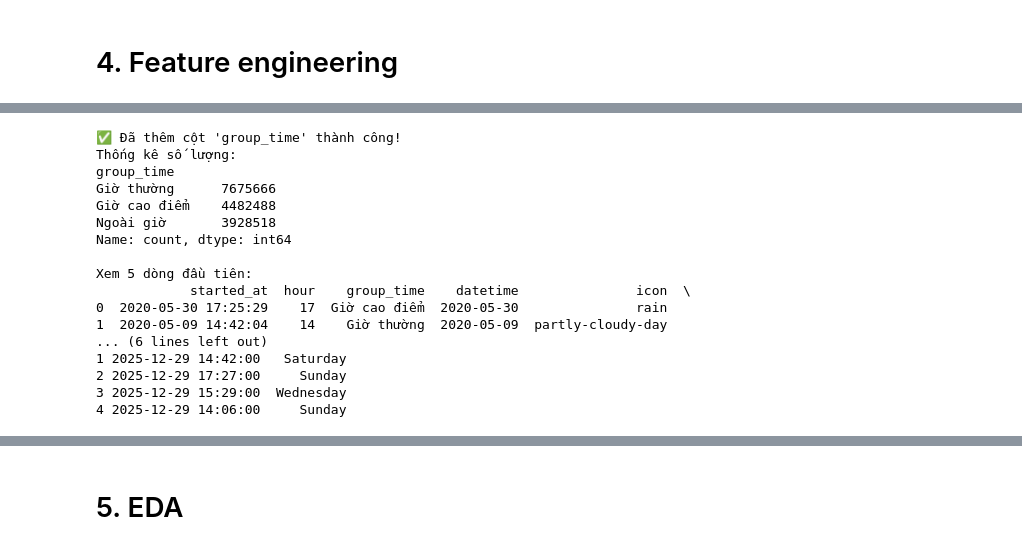
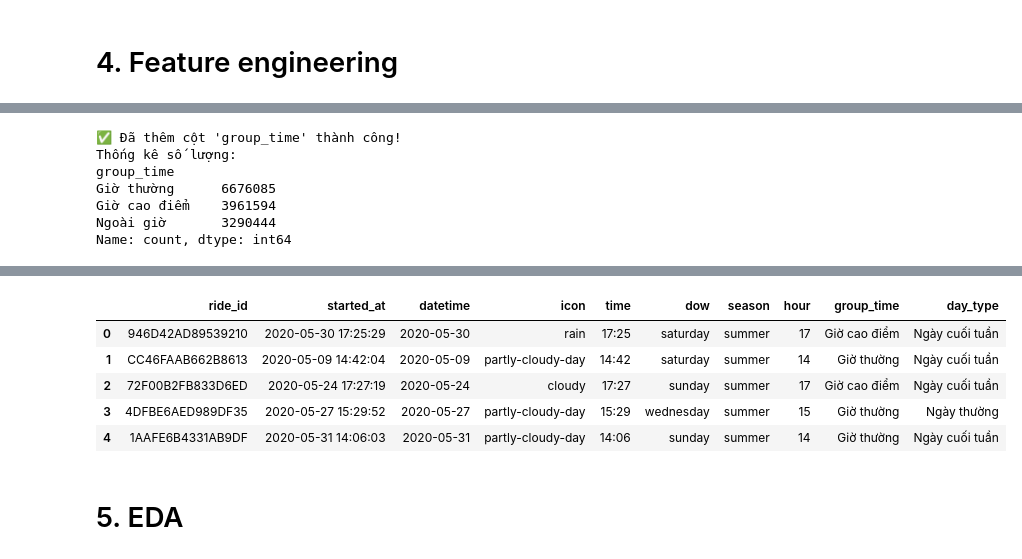
Before and after one commit to thanhhao1207-cell/bike-sharing-demand-forecast, a Jupyter notebook: notebook/experiment (1).ipynb, the cells around one changed output, grey strips where cells are left out. Drawn from its saved outputs; the diff is of its cells as text; code cells hidden in the pictures.

```diff
--- a/notebook/experiment (1).ipynb
+++ b/notebook/experiment (1).ipynb
@@ -66,13 +112,26 @@ df_final.head()
+# %%
+df_raw = pd.read_csv("../data/raw/final.csv")
+# %%
+df_temp = pd.to_datetime(df_raw["started_at"], format="mixed")
+
+df_raw["time"] = pd.DataFrame(df_temp.dt.strftime("%H:%M"))
+df_raw["dow"] = pd.DataFrame(df_temp.dt.day_name())
+# %%
+season_map = {
+    1: 'winter', 2: 'spring', 3: 'spring', 4: 'spring',
+    5: 'summer', 6: 'summer', 7: 'summer',
+    8: 'autumn', 9: 'autumn', 10: 'autumn',
+    11: 'winter', 12: 'winter'
+}
+
+df_raw["season"] = df_temp.dt.month.map(season_map)
 # %%
 # --- PHÂN LOẠI GIỜ TRONG NGÀY --- #
 
-# 1. CHUẨN HÓA CỘT 'time' VỀ DẠNG DATETIME
-df_final['time'] = pd.to_datetime(df_final['time'], format='mixed')
+# TẠO CỘT GIỜ (0-23)
+df_raw['hour'] = pd.to_datetime(df_raw['time'], format='%H:%M').dt.hour
 
-# 2. TẠO CỘT GIỜ (0-23)
-df_final['hour'] = df_final['time'].dt.hour
-
-# 3. HÀM PHÂN LOẠI (Cao điểm, Thường, Ngoài giờ)
+# HÀM PHÂN LOẠI (Cao điểm, Thường, Ngoài giờ)
 def phan_loai_gio(h):
     # Cao điểm: 7h-9h (tức 7, 8) VÀ 17h-19h (tức 17, 18)
     if (7 <= h < 9) or (17 <= h < 19):
@@ -87,57 +146,41 @@ def phan_loai_gio(h):
         return 'Giờ thường'
 
 # 4. ÁP DỤNG VÀO DỮ LIỆU
-df_final['group_time'] = df_final['hour'].apply(phan_loai_gio)
+df_raw['group_time'] = df_raw['hour'].apply(phan_loai_gio)
 
 # --- KIỂM TRA KẾT QUẢ ---
 print("✅ Đã thêm cột 'group_time' thành công!")
 print("Thống kê số lượng:")
-print(df_final['group_time'].value_counts())
-
-print("\nXem 5 dòng đầu tiên:")
-print(df_final[['started_at', 'hour', 'group_time', 'datetime', 'icon', 'time', 'dow']].head())
+print(df_raw['group_time'].value_counts())
 # %% [output]
 ✅ Đã thêm cột 'group_time' thành công!
 Thống kê số lượng:
 group_time
-Giờ thường      7675666
-Giờ cao điểm    4482488
-Ngoài giờ       3928518
+Giờ thường      6676085
+Giờ cao điểm    3961594
+Ngoài giờ       3290444
 Name: count, dtype: int64
-
-Xem 5 dòng đầu tiên:
-            started_at  hour    group_time    datetime               icon  \
-0  2020-05-30 17:25:29    17  Giờ cao điểm  2020-05-30               rain
-1  2020-05-09 14:42:04    14    Giờ thường  2020-05-09  partly-cloudy-day
-... (6 lines left out)
-1 2025-12-29 14:42:00   Saturday
-2 2025-12-29 17:27:00     Sunday
-3 2025-12-29 15:29:00  Wednesday
-4 2025-12-29 14:06:00     Sunday
 # %%
 # --- PHÂN LOẠI NGÀY TRONG TUẦN --- #
 
 import numpy as np
 
 # 1. Chuẩn hóa cột 'dow' về chữ thường (lowercase)
-# .astype(str) để đảm bảo không bị lỗi nếu có dữ liệu lạ không phải chữ
-df_final['dow'] = df_final['dow'].astype(str).str.lower().str.strip()
+df_raw['dow'] = df_raw['dow'].astype(str).str.lower().str.strip()
 
 # 2. Định nghĩa danh sách ngày cuối tuần
 nhom_cuoi_tuan = ['saturday', 'sunday']
 
 # 3. Tạo cột mới 'day_type' (Loại ngày)
-df_final['day_type'] = np.where(
-    df_final['dow'].isin(nhom_cuoi_tuan),
+df_raw['day_type'] = np.where(
+    df_raw['dow'].isin(nhom_cuoi_tuan),
     'Ngày cuối tuần',
     'Ngày thường'
 )
 
 # --- KIỂM TRA KẾT QUẢ ---
-print("✅ Đã thêm cột 'day_type' thành công!")
 print("Thống kê số lượng:")
-print(df_final['day_type'].value_counts())
+print(df_raw['day_type'].value_counts())
 
-print("\nXem thử 5 dòng đầu:")
-print(df_final[['started_at', 'hour', 'group_time', 'datetime', 'icon', 'time', 'dow', 'day_type']].head())
+df_raw.head()
 # %% [output]
@@ -161,2 +192,8 @@ Xem thử 5 dòng đầu:
+|  | ride_id | started_at | datetime | icon | time | dow | season | hour | group_time | day_type |
+| 0 | 946D42AD89539210 | 2020-05-30 17:25:29 | 2020-05-30 | rain | 17:25 | saturday | summer | 17 | Giờ cao điểm | Ngày cuối tuần |
+| 1 | CC46FAAB662B8613 | 2020-05-09 14:42:04 | 2020-05-09 | partly-cloudy-day | 14:42 | saturday | summer | 14 | Giờ thường | Ngày cuối tuần |
+| 2 | 72F00B2FB833D6ED | 2020-05-24 17:27:19 | 2020-05-24 | cloudy | 17:27 | sunday | summer | 17 | Giờ cao điểm | Ngày cuối tuần |
+| 3 | 4DFBE6AED989DF35 | 2020-05-27 15:29:52 | 2020-05-27 | partly-cloudy-day | 15:29 | wednesday | summer | 15 | Giờ thường | Ngày thường |
+| 4 | 1AAFE6B4331AB9DF | 2020-05-31 14:06:03 | 2020-05-31 | partly-cloudy-day | 14:06 | sunday | summer | 14 | Giờ thường | Ngày cuối tuần |
 # %%
 # Save to
```
Also changed, not shown: parts of 23 cells of this notebook.
